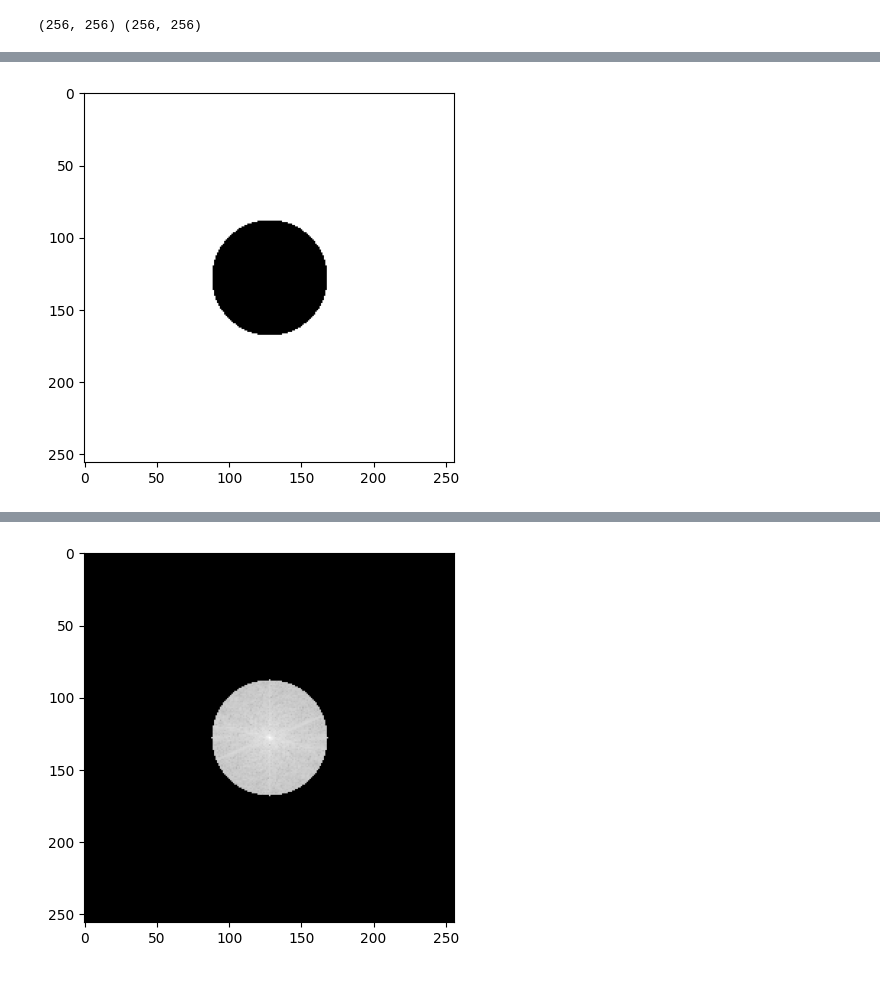
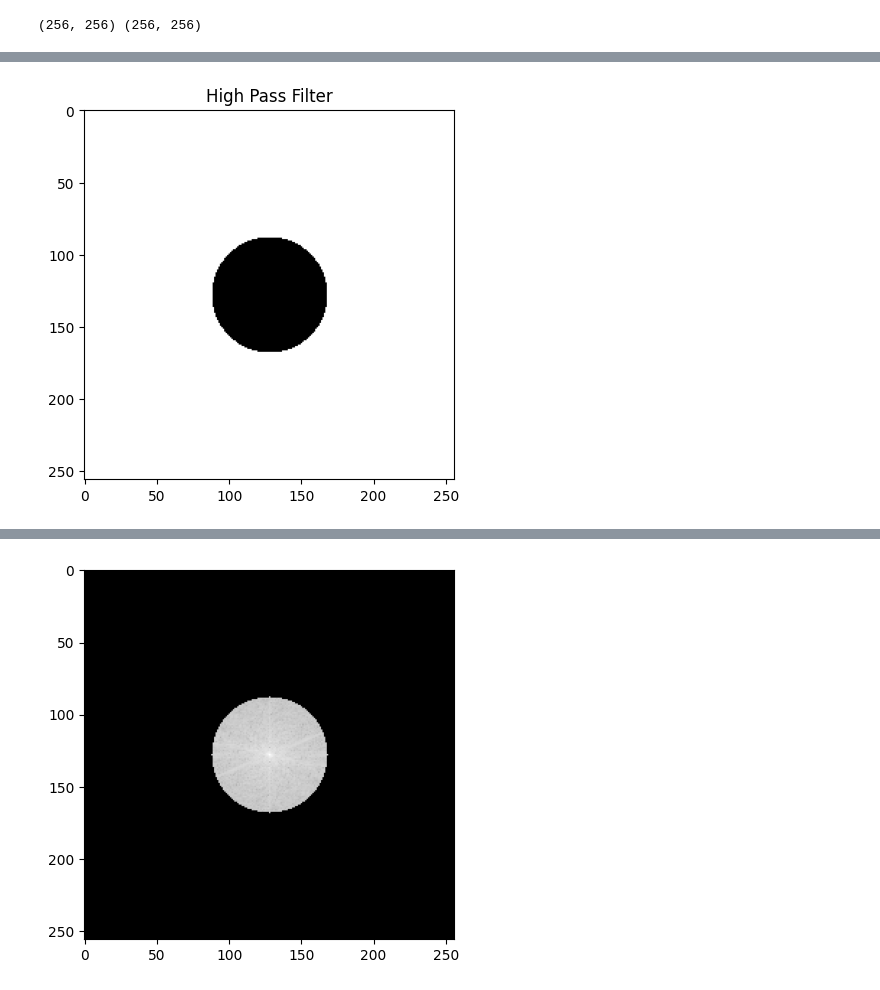
Before and after one commit to sphrk/array_indexing_examples_in_python, a Jupyter notebook: S07_image_filtering_in_freq_domain.ipynb, the cells around one changed output, grey strips where cells are left out. Saved outputs shown, nothing was run; the diff lists cells and outputs as text; code cells hidden in the pictures.

```diff
--- a/S07_image_filtering_in_freq_domain.ipynb
+++ b/S07_image_filtering_in_freq_domain.ipynb
@@ -53,7 +66,8 @@ plt.show()
 # %%
+# High Pass Filter
 hpf = (dist >= 40)
 
 plt.imshow(hpf, cmap='gray')
-plt.show()
+plt.title('High Pass Filter'); plt.show()
 # %% [output]
-[figure, old version]
+[figure, new version]
```
Also changed, not shown: parts of 15 cells of this notebook, 7 other files.
